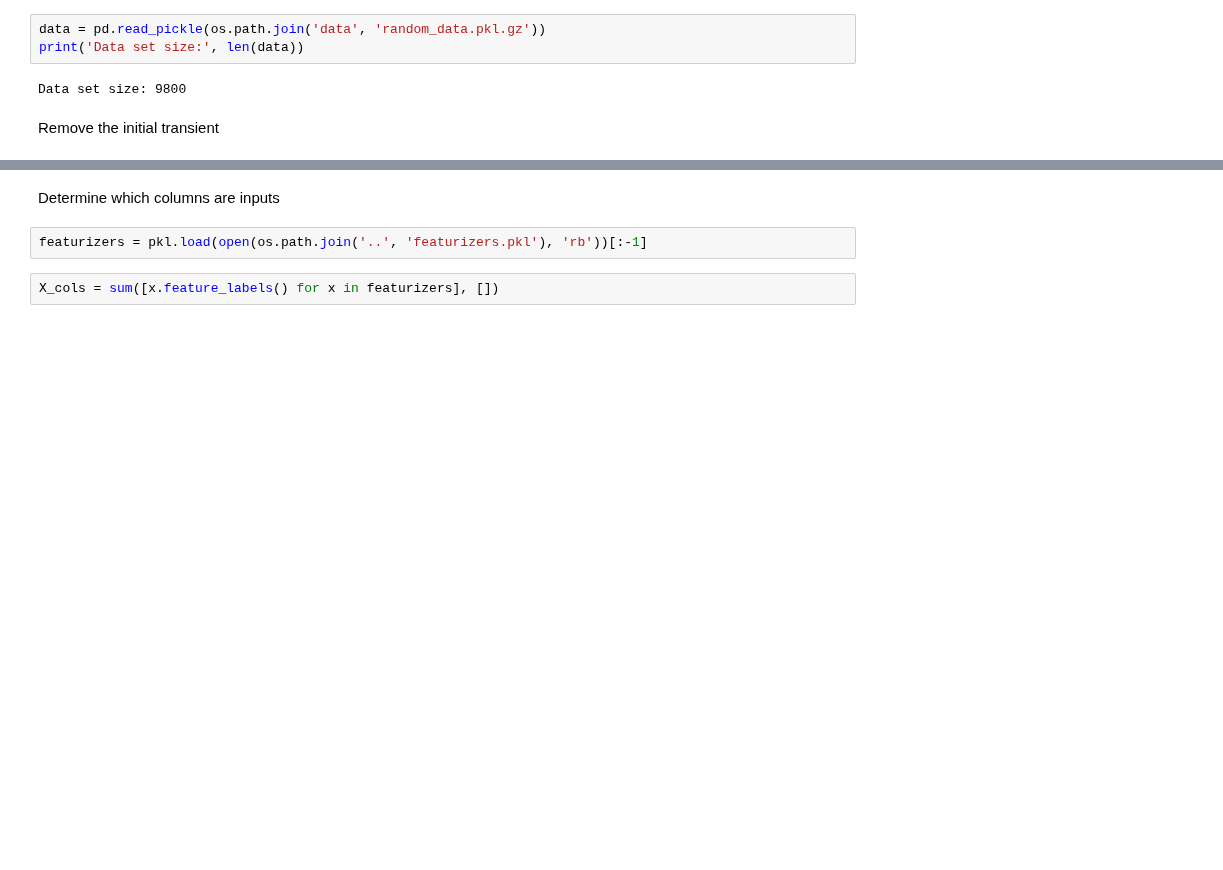
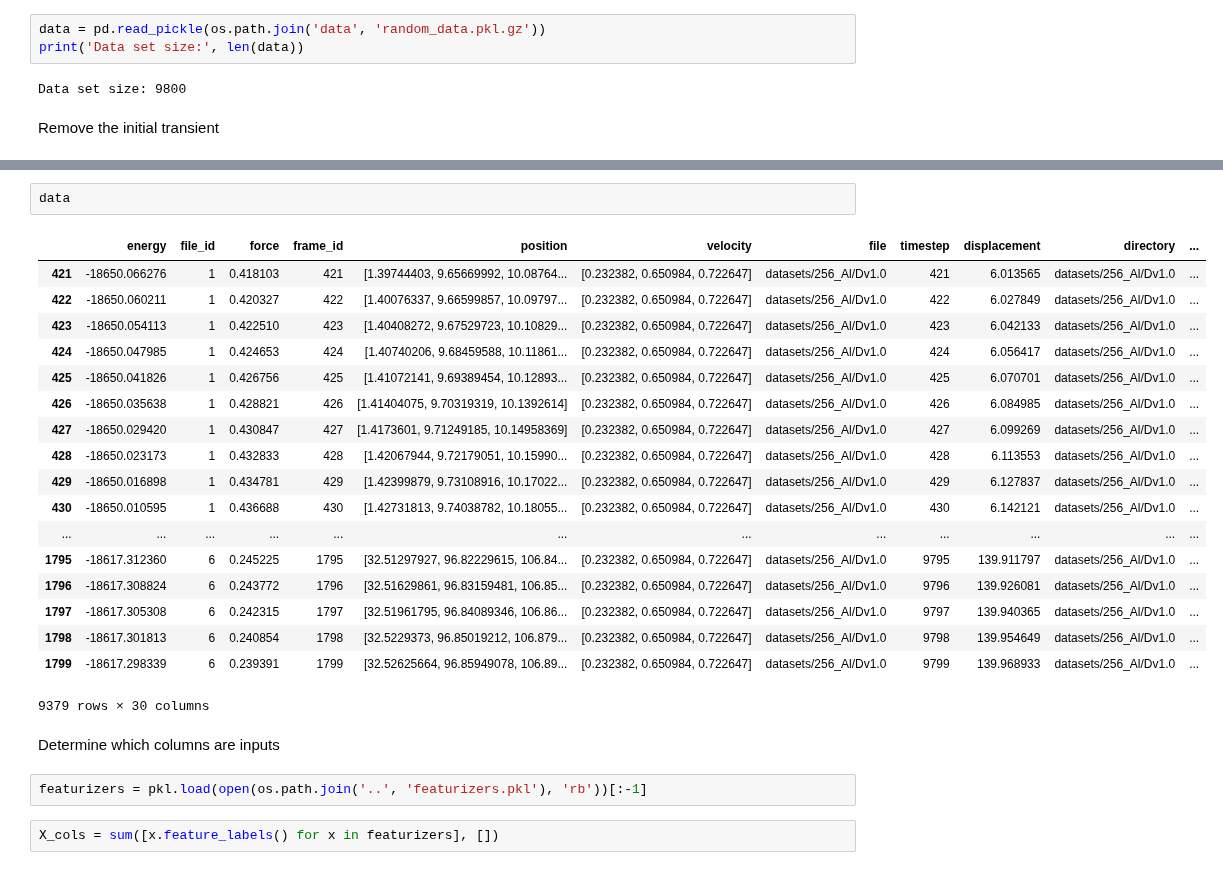
Before and after one commit to globus-labs/stopping-power-ml, a Jupyter notebook: single-velocity/1_build-machine-learning-model.ipynb, the cells around one changed output, grey strips where cells are left out. Drawn from its saved outputs; the diff is of its cells as text; blank space fills up the shorter version.

```diff
--- a/single-velocity/1_build-machine-learning-model.ipynb
+++ b/single-velocity/1_build-machine-learning-model.ipynb
@@ -55,3 +55,24 @@ Training set size: 7274
+# %%
+data
+# %% [output]
+|  | energy | file_id | force | frame_id | position | velocity | file | timestep | displacement | directory | ... |
+| 421 | -18650.066276 | 1 | 0.418103 | 421 | [1.39744403, 9.65669992, 10.08764... | [0.232382, 0.650984, 0.722647] | datasets/256_Al/Dv1.0 | 421 | 6.013565 | datasets/256_Al/Dv1.0 | ... |
+| 422 | -18650.060211 | 1 | 0.420327 | 422 | [1.40076337, 9.66599857, 10.09797... | [0.232382, 0.650984, 0.722647] | datasets/256_Al/Dv1.0 | 422 | 6.027849 | datasets/256_Al/Dv1.0 | ... |
+| 423 | -18650.054113 | 1 | 0.422510 | 423 | [1.40408272, 9.67529723, 10.10829... | [0.232382, 0.650984, 0.722647] | datasets/256_Al/Dv1.0 | 423 | 6.042133 | datasets/256_Al/Dv1.0 | ... |
+| 424 | -18650.047985 | 1 | 0.424653 | 424 | [1.40740206, 9.68459588, 10.11861... | [0.232382, 0.650984, 0.722647] | datasets/256_Al/Dv1.0 | 424 | 6.056417 | datasets/256_Al/Dv1.0 | ... |
+| 425 | -18650.041826 | 1 | 0.426756 | 425 | [1.41072141, 9.69389454, 10.12893... | [0.232382, 0.650984, 0.722647] | datasets/256_Al/Dv1.0 | 425 | 6.070701 | datasets/256_Al/Dv1.0 | ... |
+| 426 | -18650.035638 | 1 | 0.428821 | 426 | [1.41404075, 9.70319319, 10.1392614] | [0.232382, 0.650984, 0.722647] | datasets/256_Al/Dv1.0 | 426 | 6.084985 | datasets/256_Al/Dv1.0 | ... |
+| 427 | -18650.029420 | 1 | 0.430847 | 427 | [1.4173601, 9.71249185, 10.14958369] | [0.232382, 0.650984, 0.722647] | datasets/256_Al/Dv1.0 | 427 | 6.099269 | datasets/256_Al/Dv1.0 | ... |
+| 428 | -18650.023173 | 1 | 0.432833 | 428 | [1.42067944, 9.72179051, 10.15990... | [0.232382, 0.650984, 0.722647] | datasets/256_Al/Dv1.0 | 428 | 6.113553 | datasets/256_Al/Dv1.0 | ... |
+| 429 | -18650.016898 | 1 | 0.434781 | 429 | [1.42399879, 9.73108916, 10.17022... | [0.232382, 0.650984, 0.722647] | datasets/256_Al/Dv1.0 | 429 | 6.127837 | datasets/256_Al/Dv1.0 | ... |
+| 430 | -18650.010595 | 1 | 0.436688 | 430 | [1.42731813, 9.74038782, 10.18055... | [0.232382, 0.650984, 0.722647] | datasets/256_Al/Dv1.0 | 430 | 6.142121 | datasets/256_Al/Dv1.0 | ... |
+| ... | ... | ... | ... | ... | ... | ... | ... | ... | ... | ... | ... |
+| 1795 | -18617.312360 | 6 | 0.245225 | 1795 | [32.51297927, 96.82229615, 106.84... | [0.232382, 0.650984, 0.722647] | datasets/256_Al/Dv1.0 | 9795 | 139.911797 | datasets/256_Al/Dv1.0 | ... |
+| 1796 | -18617.308824 | 6 | 0.243772 | 1796 | [32.51629861, 96.83159481, 106.85... | [0.232382, 0.650984, 0.722647] | datasets/256_Al/Dv1.0 | 9796 | 139.926081 | datasets/256_Al/Dv1.0 | ... |
+| 1797 | -18617.305308 | 6 | 0.242315 | 1797 | [32.51961795, 96.84089346, 106.86... | [0.232382, 0.650984, 0.722647] | datasets/256_Al/Dv1.0 | 9797 | 139.940365 | datasets/256_Al/Dv1.0 | ... |
+| 1798 | -18617.301813 | 6 | 0.240854 | 1798 | [32.5229373, 96.85019212, 106.879... | [0.232382, 0.650984, 0.722647] | datasets/256_Al/Dv1.0 | 9798 | 139.954649 | datasets/256_Al/Dv1.0 | ... |
+| 1799 | -18617.298339 | 6 | 0.239391 | 1799 | [32.52625664, 96.85949078, 106.89... | [0.232382, 0.650984, 0.722647] | datasets/256_Al/Dv1.0 | 9799 | 139.968933 | datasets/256_Al/Dv1.0 | ... |
+9379 rows × 30 columns
 # %% [markdown]
 Determine which columns are inputs
 # %%
```
Also changed, not shown: parts of 15 cells of this notebook, 12 other files.
